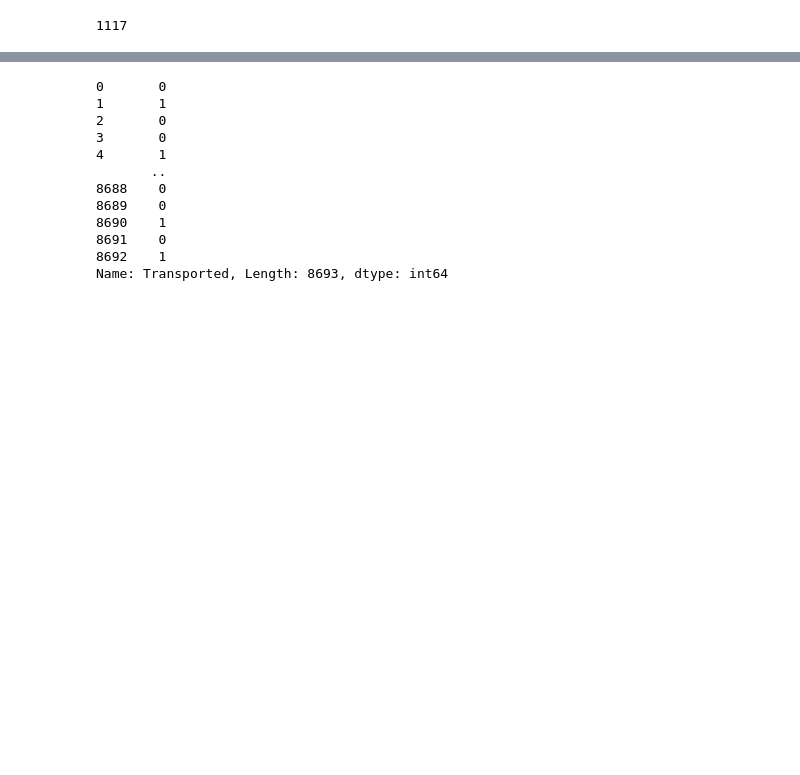
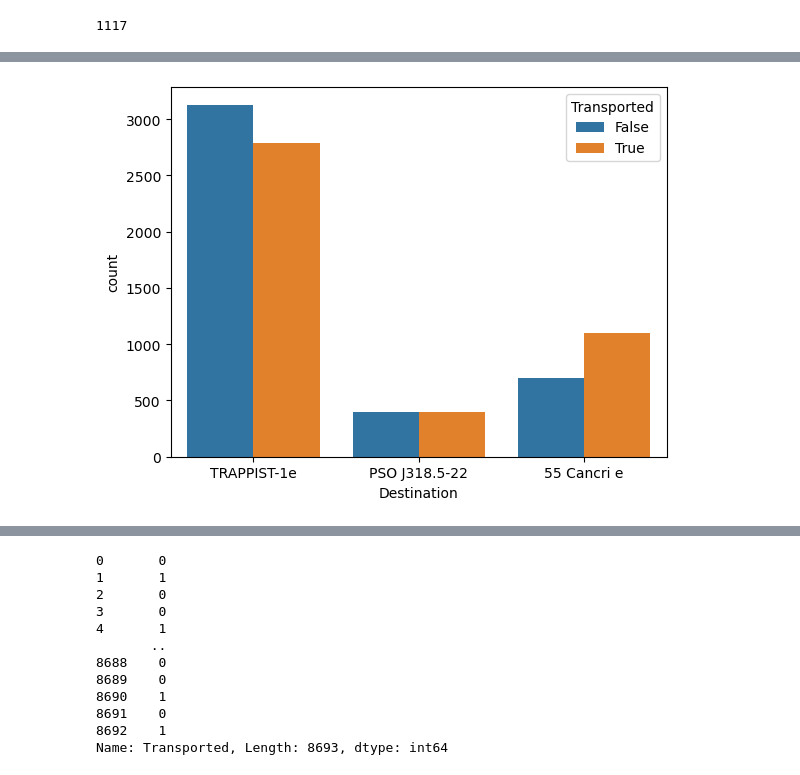
Before and after one commit to kenta-afk/Practice-ML, a Jupyter notebook: titanic model/titanic.ipynb, the cells around one changed output, grey strips where cells are left out. Cells and saved outputs as stored; diff of their text form; code cells hidden in the pictures; blank space fills up the shorter version.

```diff
--- a/titanic model/titanic.ipynb
+++ b/titanic model/titanic.ipynb
@@ -41,0 +57,5 @@ y = train_df.iloc[:,-1]
+# %%
+sns.countplot(x = 'Destination', hue = "Transported", data=train_df)
+plt.show()
+# %% [output]
+[figure, added]
```
Also changed, not shown: parts of 19 cells of this notebook.
